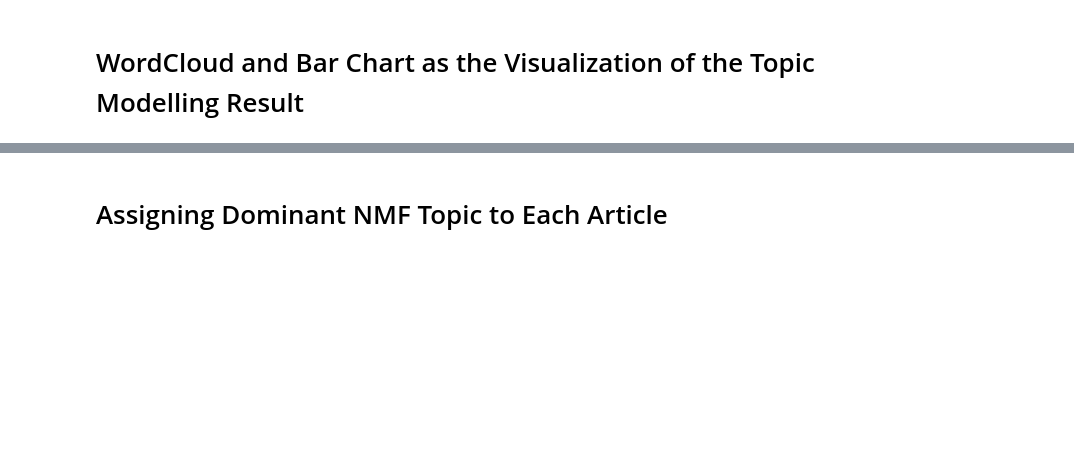
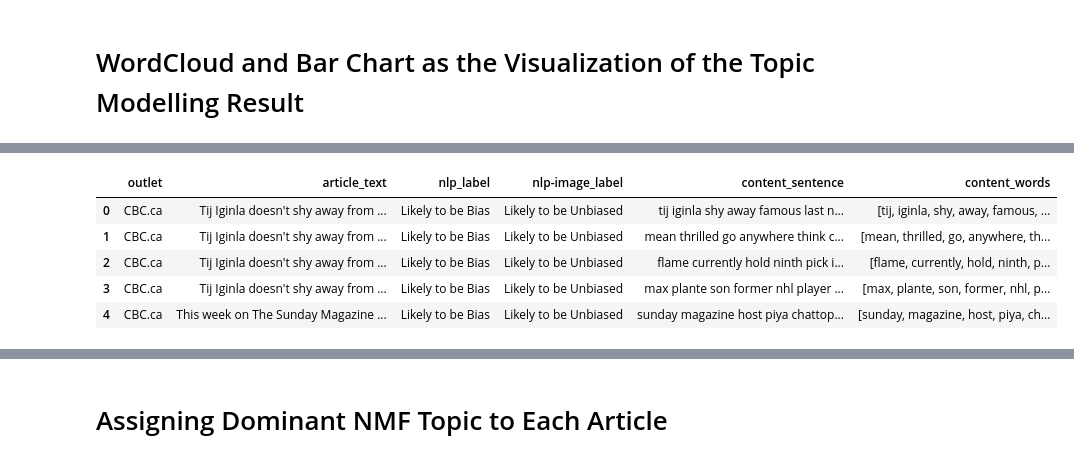
Before and after one commit to ziyouuu/news-bias-detection, a Jupyter notebook: TopicModelling/NMF_topicmodelling_content.ipynb, the cells around one changed output, grey strips where cells are left out. Cells and saved outputs as stored; diff of their text form; code cells hidden in the pictures; blank space fills up the shorter version.

```diff
--- a/TopicModelling/NMF_topicmodelling_content.ipynb
+++ b/TopicModelling/NMF_topicmodelling_content.ipynb
@@ -111,0 +127,27 @@ Topics: 20, Error: 879.63, Coherence: 0.6338
+# %%
+# additional pre-processing
+custom_stopwords = set([
+    "could", "should", "would", "may", "might", "said", "year", "just", "many", "even",
+    "still", "back",  "day", "week", "month", "use", "give", "take", "since", "much",
+    "got", "whether", "look", "always", "let", "yet", "asked", "across", "cooky", "cookie",
+    "cookies", "setting", "settings", "site", "sites", "website", "websites", "web", "page",
+    "browser", "privacy", "advertisement", "advertisements", "ad", "ads", "clear", "real",
+    "associated", "th"])
+
+# Uncomment this line when running the code for the first time after importing csv
+df['content_words'] = df['content_words'].apply(eval)
+
+df['content_words'] = df['content_words'].apply(lambda x: [word for word in x if word not in custom_stopwords])
+
+df["content_sentence"] = df["content_words"].apply(lambda x: " ".join(x))
+
+# drop all null values
+
+df.head()
+# %% [output]
+|  | outlet | article_text | nlp_label | nlp-image_label | content_sentence | content_words |
+| 0 | CBC.ca | Tij Iginla doesn't shy away from ... | Likely to be Bias | Likely to be Unbiased | tij iginla shy away famous last n... | [tij, iginla, shy, away, famous, ... |
+| 1 | CBC.ca | Tij Iginla doesn't shy away from ... | Likely to be Bias | Likely to be Unbiased | mean thrilled go anywhere think c... | [mean, thrilled, go, anywhere, th... |
+| 2 | CBC.ca | Tij Iginla doesn't shy away from ... | Likely to be Bias | Likely to be Unbiased | flame currently hold ninth pick i... | [flame, currently, hold, ninth, p... |
+| 3 | CBC.ca | Tij Iginla doesn't shy away from ... | Likely to be Bias | Likely to be Unbiased | max plante son former nhl player ... | [max, plante, son, former, nhl, p... |
+| 4 | CBC.ca | This week on The Sunday Magazine ... | Likely to be Bias | Likely to be Unbiased | sunday magazine host piya chattop... | [sunday, magazine, host, piya, ch... |
```
Also changed, not shown: parts of 7 cells of this notebook.
